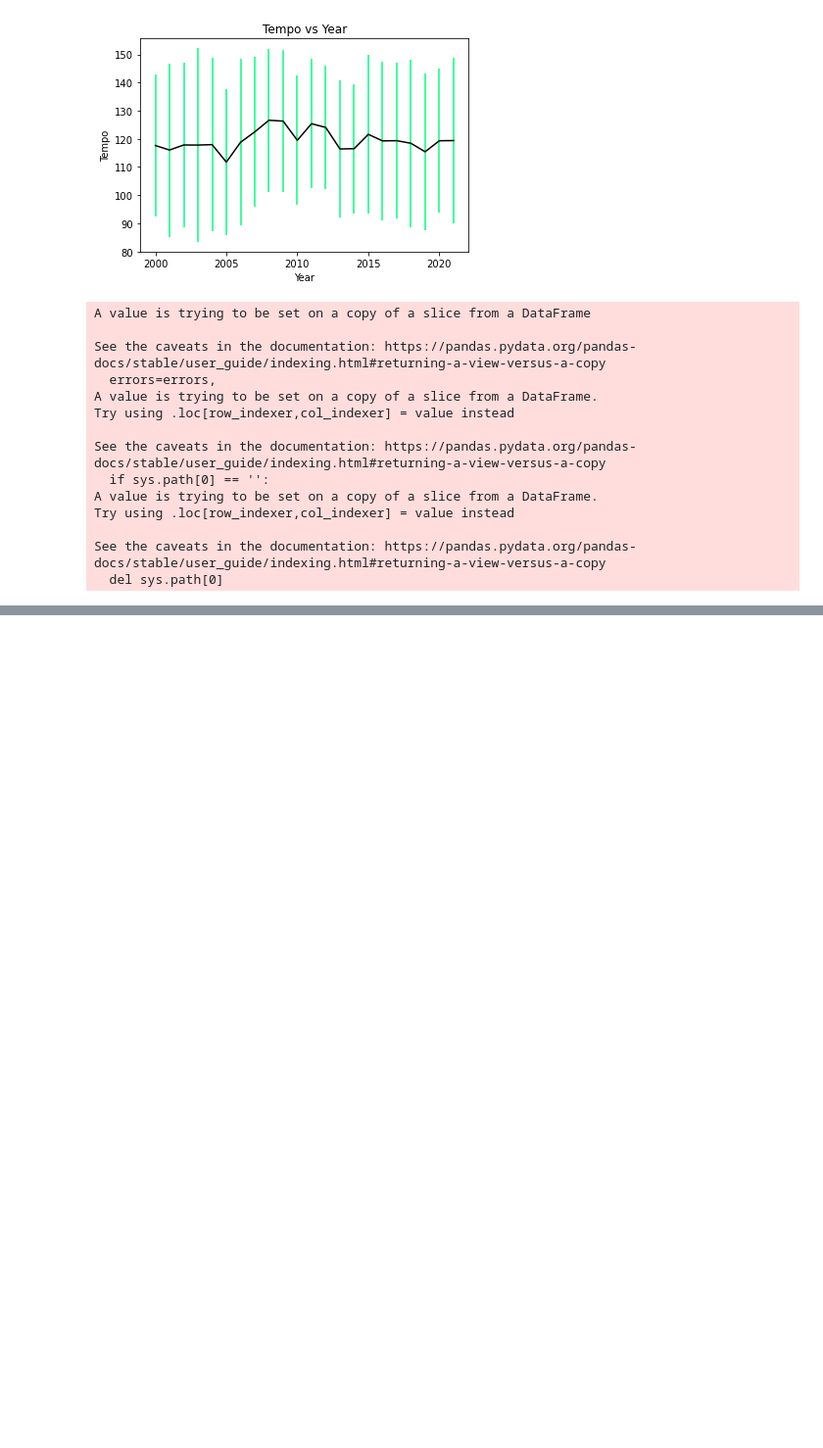
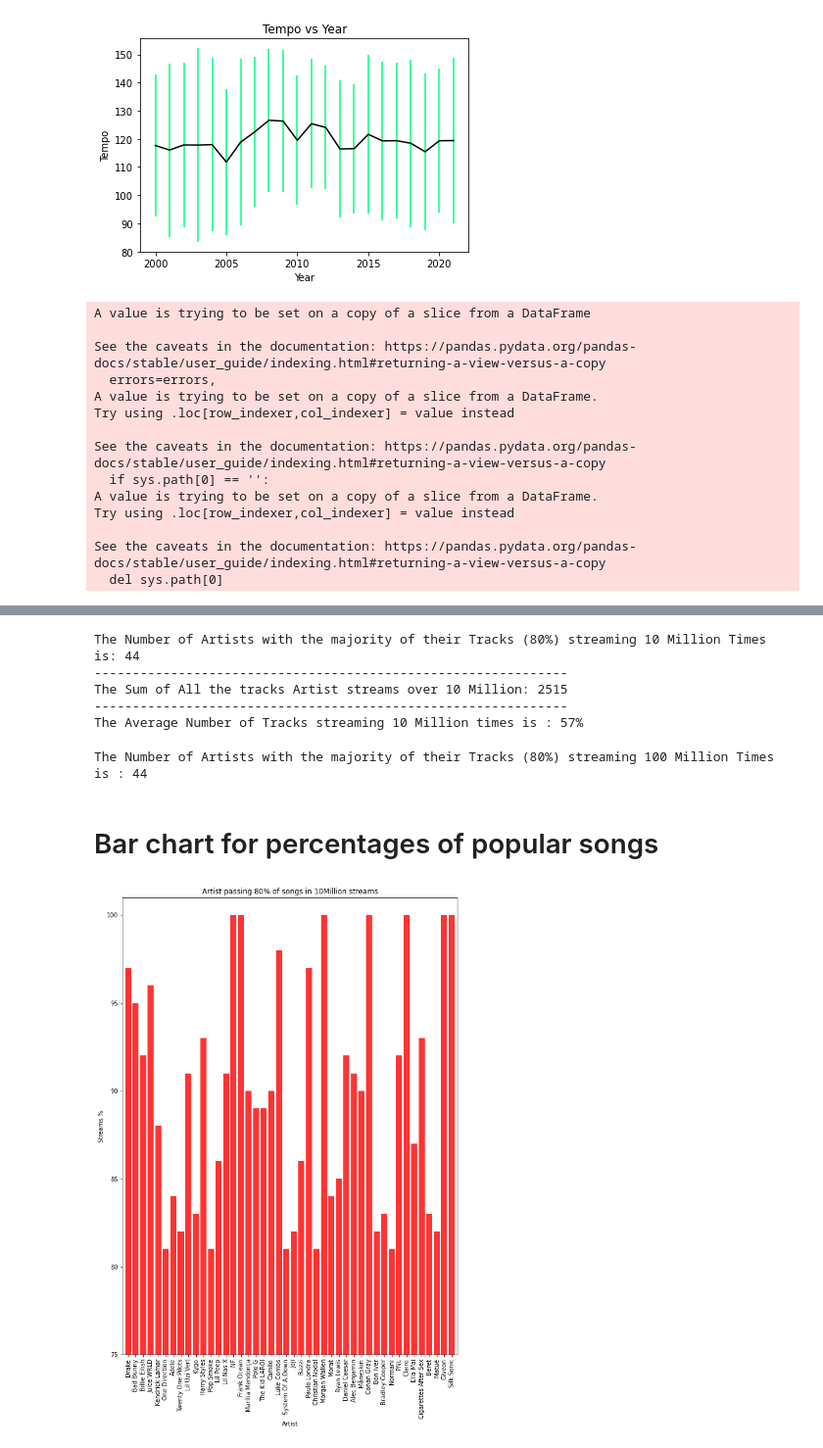
Before and after one commit to dianaagustinaf/spotidata-project, a Jupyter notebook: SpotiData_Analysis.ipynb, the cells around one changed output, grey strips where cells are left out. Shown at 98% size. Cells and saved outputs as stored; diff of their text form; code cells hidden in the pictures; blank space fills up the shorter version.

```diff
--- a/SpotiData_Analysis.ipynb
+++ b/SpotiData_Analysis.ipynb
@@ -981,0 +1294,3 @@ for i in range(len(AudioColumns)):
+# %%
+artist_df_cleaned["% Songs Streamed 10Million Times"] = artist_df_cleaned['% Songs Streamed 10Million Times'].astype('int')
+artist_df_cleaned.dtypes
@@ -981,0 +1310,3 @@ for i in range(len(AudioColumns)):
+# %%
+artist_df_cleaned["% Songs Streamed 1Billion Times"] = artist_df_cleaned['% Songs Streamed 1Billion Times'].astype('int')
+artist_df_cleaned.dtypes
@@ -981,0 +1330,3 @@ for i in range(len(AudioColumns)):
+# %%
+Streams_10M_df = pd.DataFrame(artist_df_cleaned.loc[artist_df_cleaned['% Songs Streamed 10Million Times']>80,:])
+Streams_10M_df
@@ -981,0 +1351,20 @@ for i in range(len(AudioColumns)):
+# %%
+data_10M = Streams_10M_df[["Artist","% Songs Streamed 10Million Times"]]
+Sum_Streams_10M_df = Streams_10M_df["10m"].sum()
+print(f"The Number of Artists with the majority of their Tracks (80%) streaming 10 Million Times is: {len(data_10M)}")
+print("--------------------------------------------------------------")
+print(f"The Sum of All the tracks Artist streams over 10 Million: {round(Sum_Streams_10M_df)}")
+print("--------------------------------------------------------------")
+print(f"The Average Number of Tracks streaming 10 Million times is : {round(Sum_Streams_10M_df/44)}%")
+# %% [output]
+The Number of Artists with the majority of their Tracks (80%) streaming 10 Million Times is: 44
+--------------------------------------------------------------
+The Sum of All the tracks Artist streams over 10 Million: 2515
+--------------------------------------------------------------
+The Average Number of Tracks streaming 10 Million times is : 57%
+# %%
+data_10M = Streams_10M_df[["Artist","% Songs Streamed 10Million Times"]]
+
+print(f"The Number of Artists with the majority of their Tracks (80%) streaming 100 Million Times is : {len(data_10M)}")
+# %% [output]
+The Number of Artists with the majority of their Tracks (80%) streaming 100 Million Times is : 44
@@ -981,0 +1373,21 @@ for i in range(len(AudioColumns)):
+# %% [markdown]
+# Bar chart for percentages of popular songs
+# %%
+Artist_names_10M = data_10M["Artist"].unique
+x_axis = Streams_10M_df["Artist"]
+streams = Streams_10M_df["% Songs Streamed 10Million Times"]
+fig1, ax1 = plt.subplots(figsize=(10,14))
+
+plt.bar(x_axis,streams, color='red', alpha=0.8, align='center')
+
+plt.xticks( rotation='vertical')
+
+plt.title("Artist passing 80% of songs in 10Million streams")
+plt.xlabel("Artist")
+
+plt.xlim(-0.75, len(x_axis)-0.25)
+plt.ylim(75, 101)
+plt.ylabel("Streams %")
+plt.savefig("Project1_BarChart1.png")
+# %% [output]
+[figure, added]
```
Also changed, not shown: parts of 76 cells of this notebook, 6 other files.
